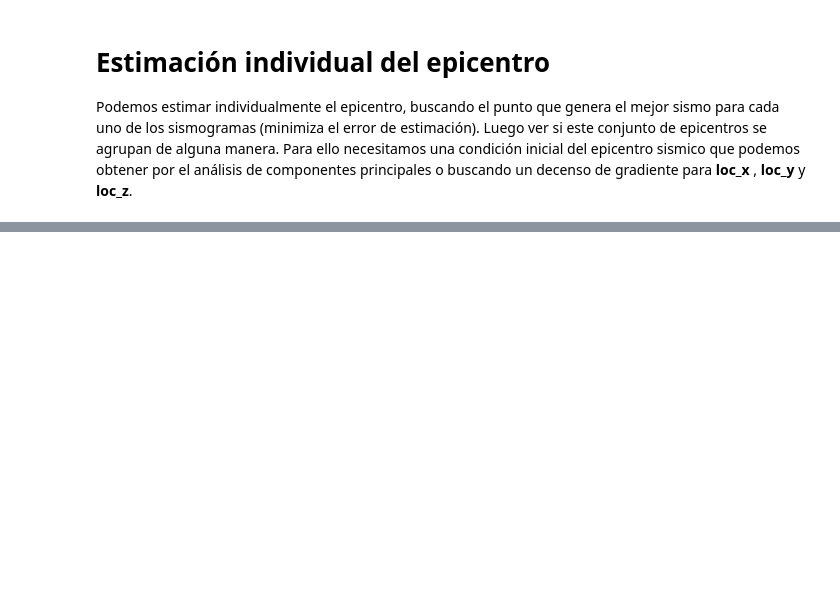
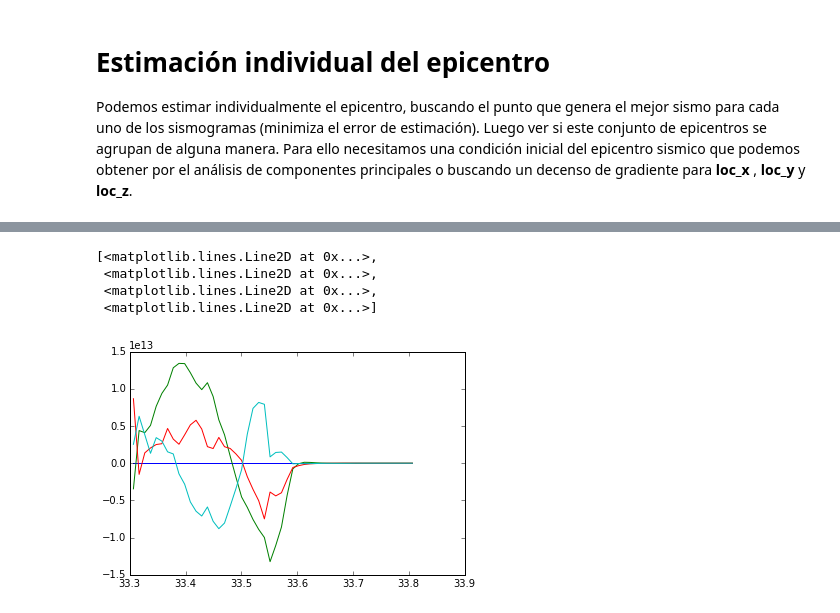
Before and after one commit to ljofre/memoria-de-titulo-icci, a Jupyter notebook: notebooks/Presentación .ipynb, the cells around one changed output, grey strips where cells are left out. Drawn from its saved outputs; the diff is of its cells as text; code cells hidden in the pictures; blank space fills up the shorter version.

```diff
--- a/IPython/Presentación .ipynb
+++ b/notebooks/Presentación .ipynb
@@ -218,0 +218,10 @@ plt.plot(src)
+# %%
+#por = 1
+#plt.plot(rot)
+plt.plot(estimation.srcTime, src)
+# %% [output]
+[<matplotlib.lines.Line2D at 0x...>,
+ <matplotlib.lines.Line2D at 0x...>,
+ <matplotlib.lines.Line2D at 0x...>,
+ <matplotlib.lines.Line2D at 0x...>]
+[figure, added]
```
Also changed, not shown: parts of 4 cells of this notebook, 2 other files.
